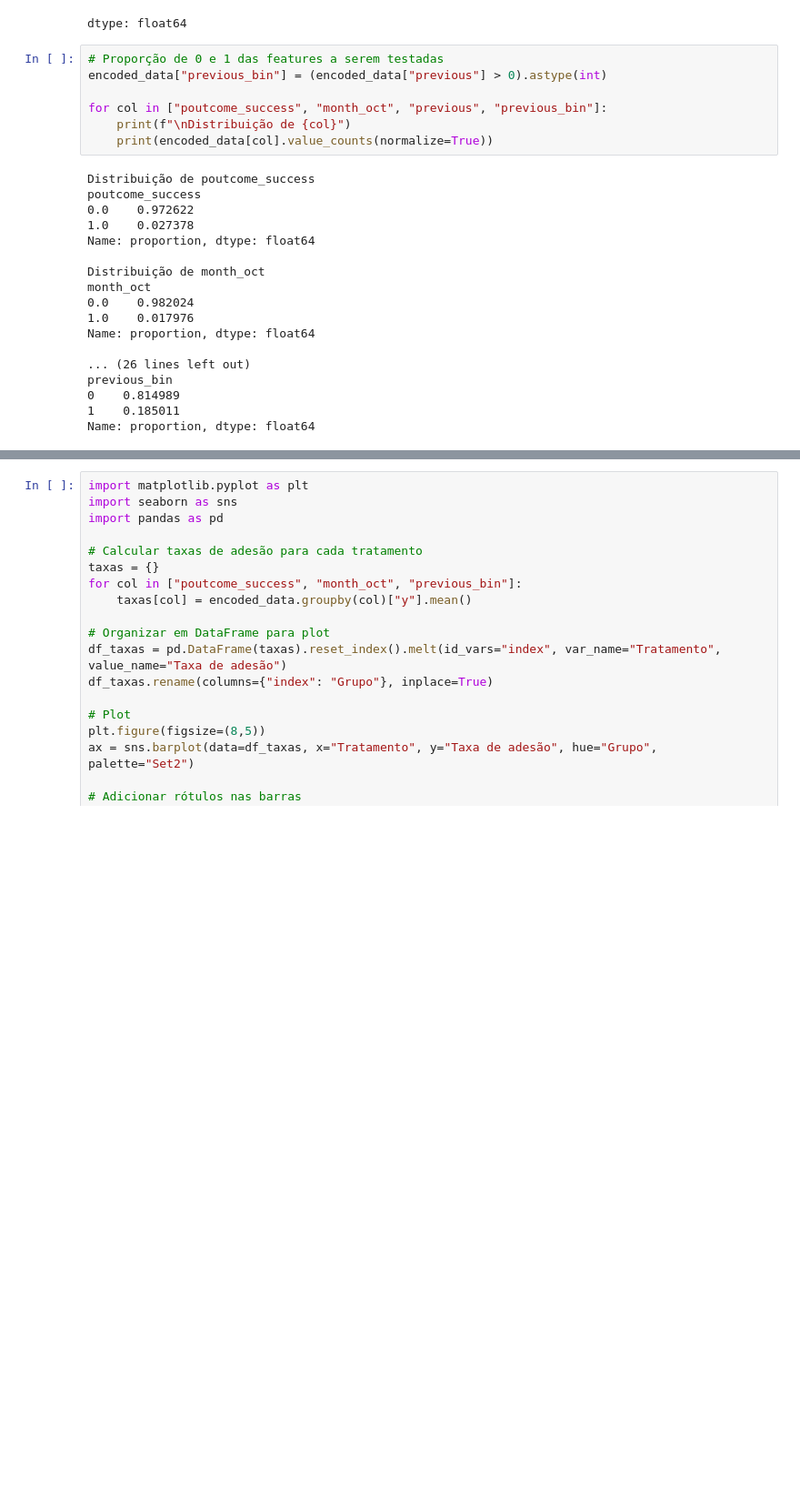
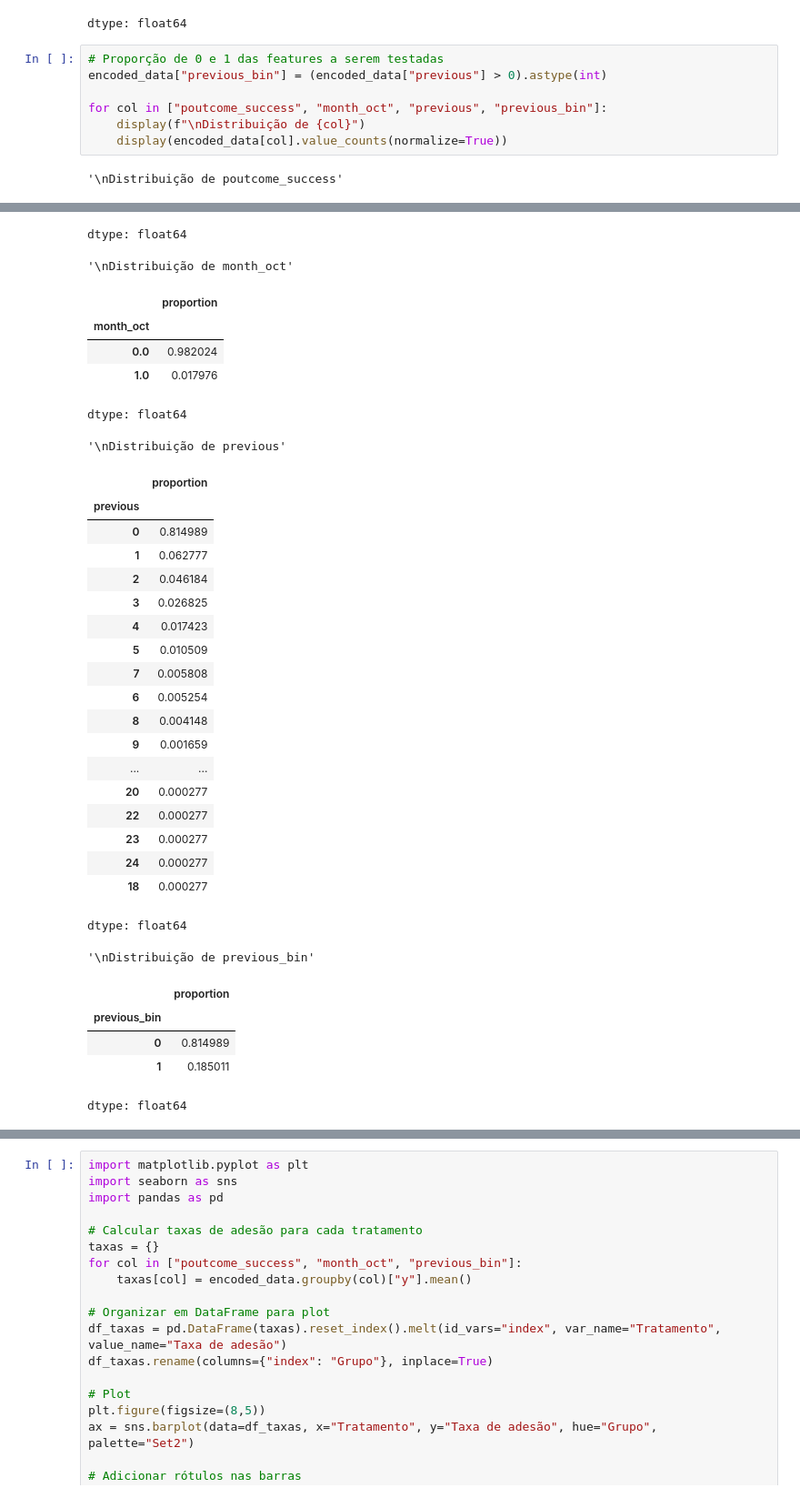
Before and after one commit to yancavalcante/bank_marketing_causalinference, a Jupyter notebook: Bank_Marketing_Causal_Inference.ipynb, the cells around one changed output, grey strips where cells are left out. Shown at 91% size. Drawn from its saved outputs; the diff is of its cells as text; blank space fills up the shorter version.

```diff
--- a/Bank_Marketing_Causal_Inference.ipynb
+++ b/Bank_Marketing_Causal_Inference.ipynb
@@ -189,23 +182,7 @@ dtype: float64
 encoded_data["previous_bin"] = (encoded_data["previous"] > 0).astype(int)
 
 for col in ["poutcome_success", "month_oct", "previous", "previous_bin"]:
-    print(f"\nDistribuição de {col}")
-    print(encoded_data[col].value_counts(normalize=True))
+    display(f"\nDistribuição de {col}")
+    display(encoded_data[col].value_counts(normalize=True))
 # %% [output]
-Distribuição de poutcome_success
-poutcome_success
-0.0    0.972622
-1.0    0.027378
-Name: proportion, dtype: float64
-
-Distribuição de month_oct
-month_oct
-0.0    0.982024
-1.0    0.017976
-Name: proportion, dtype: float64
-
-... (26 lines left out)
-previous_bin
-0    0.814989
-1    0.185011
-Name: proportion, dtype: float64
+'\nDistribuição de poutcome_success'
@@ -212,3 +193,36 @@ Name: proportion, dtype: float64
+dtype: float64
+'\nDistribuição de month_oct'
+|  | proportion |
+| month_oct |  |
+| 0.0 | 0.982024 |
+| 1.0 | 0.017976 |
+dtype: float64
+'\nDistribuição de previous'
+|  | proportion |
+| previous |  |
+| 0 | 0.814989 |
+| 1 | 0.062777 |
+| 2 | 0.046184 |
+| 3 | 0.026825 |
+| 4 | 0.017423 |
+| 5 | 0.010509 |
+| 7 | 0.005808 |
+| 6 | 0.005254 |
+| 8 | 0.004148 |
+| 9 | 0.001659 |
+| ... | ... |
+| 20 | 0.000277 |
+| 22 | 0.000277 |
+| 23 | 0.000277 |
+| 24 | 0.000277 |
+| 18 | 0.000277 |
+dtype: float64
+'\nDistribuição de previous_bin'
+|  | proportion |
+| previous_bin |  |
+| 0 | 0.814989 |
+| 1 | 0.185011 |
+dtype: float64
 # %%
 import pandas as pd
 
```
Also changed, not shown: parts of 9 cells of this notebook.
